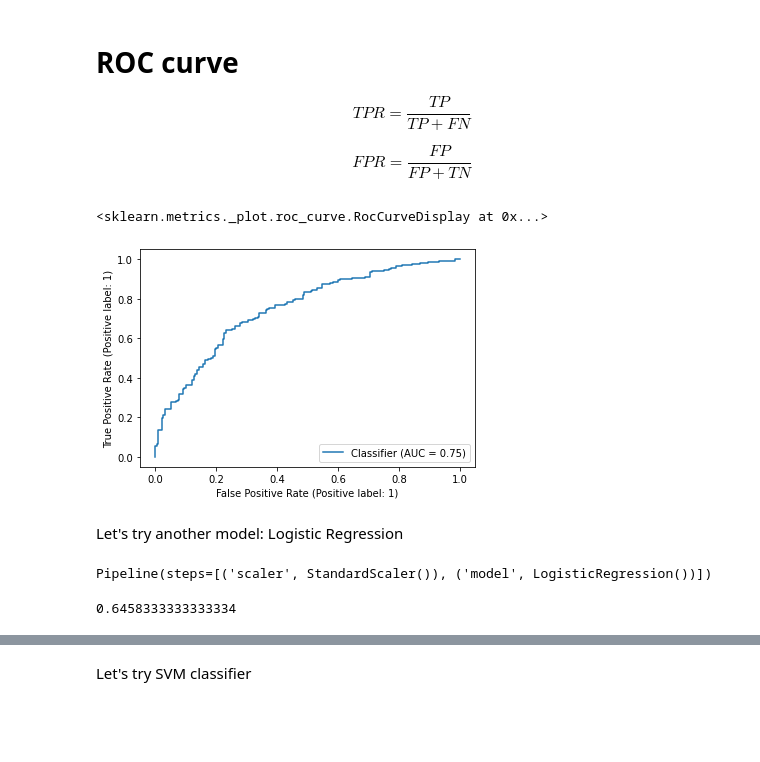
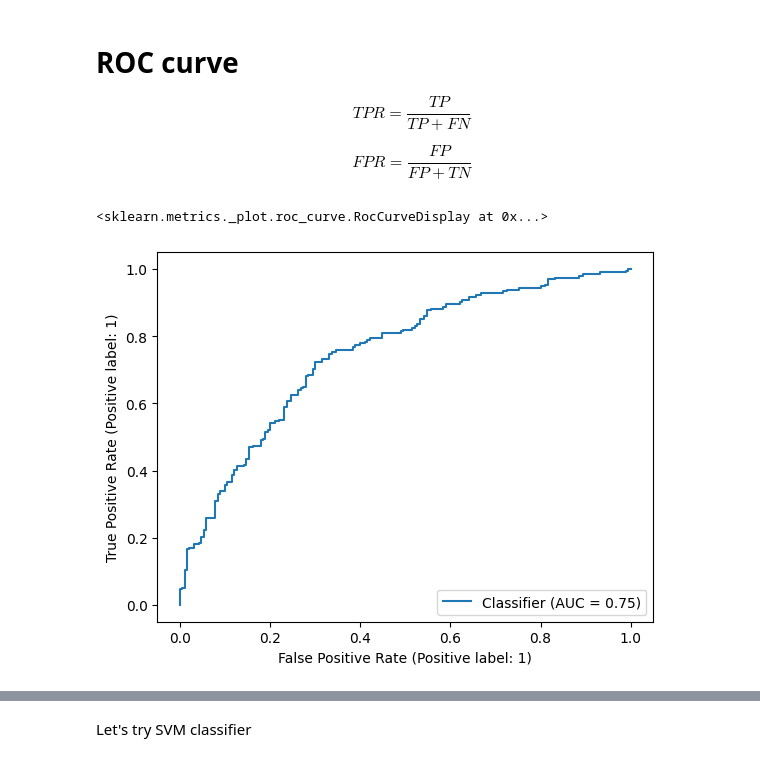
Before and after one commit to anton-selitskiy/RIT_ML, a Jupyter notebook: Lecture14.ipynb, the cells around one changed output, grey strips where cells are left out. Cells and saved outputs as stored; diff of their text form; code cells hidden in the pictures; blank space fills up the shorter version.

```diff
--- a/Lecture14.ipynb
+++ b/Lecture14.ipynb
@@ -267,9 +282,7 @@ fpr, tpr, thresholds = roc_curve(y_train_val, y_predict)
 # %%
 from sklearn.metrics import RocCurveDisplay
 # %%
-RocCurveDisplay.from_predictions(y_train_val, y_predict)
+RocCurveDisplay.from_predictions(y_train_val, y_predict_proba[:,1])
 # %% [output]
 <sklearn.metrics._plot.roc_curve.RocCurveDisplay at 0x...>
-[figure, old version]
+[figure, new version]
-# %% [markdown]
-Let's try another model: Logistic Regression
@@ -280,4 +288,0 @@ pipe1 = Pipeline([('scaler', StandardScaler()), ('model', LogisticRegression())]
-# %%
-pipe1.fit(X_train_val, y_train_val)
-# %% [output]
-Pipeline(steps=[('scaler', StandardScaler()), ('model', LogisticRegression())])
@@ -287,5 +288,0 @@ y_predict1_proba = pipe1.predict_proba(X_train_val)
-# %%
-y_val_predict1 = pipe1.predict(X_val)
-accuracy_score(y_val, y_val_predict1)
-# %% [output]
-0.6458333333333334
```
Also changed, not shown: parts of 25 cells of this notebook.
